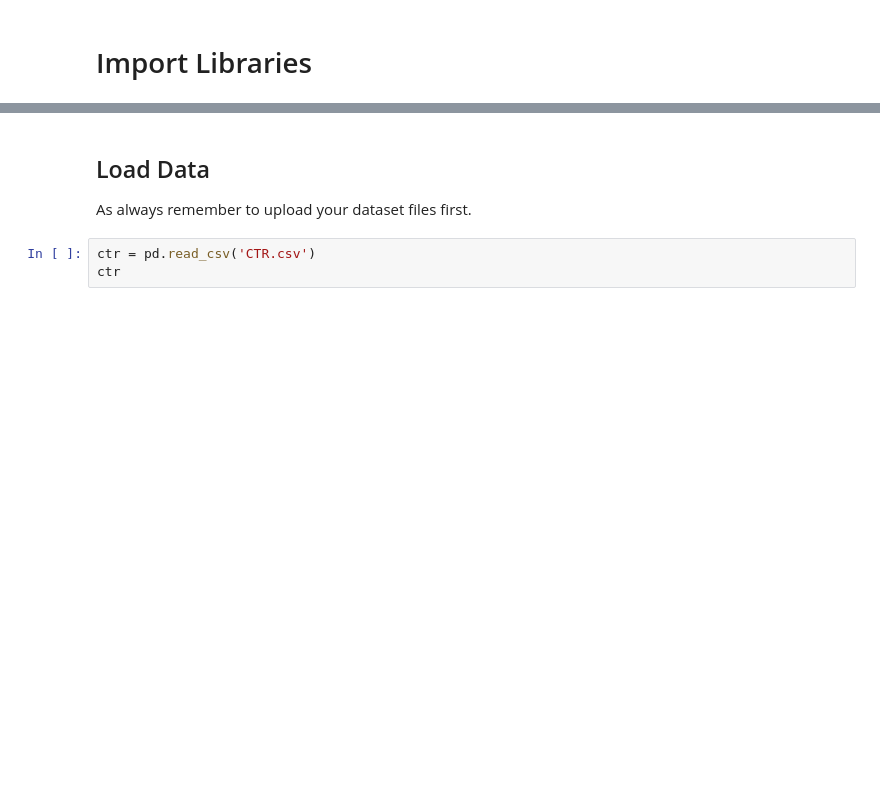
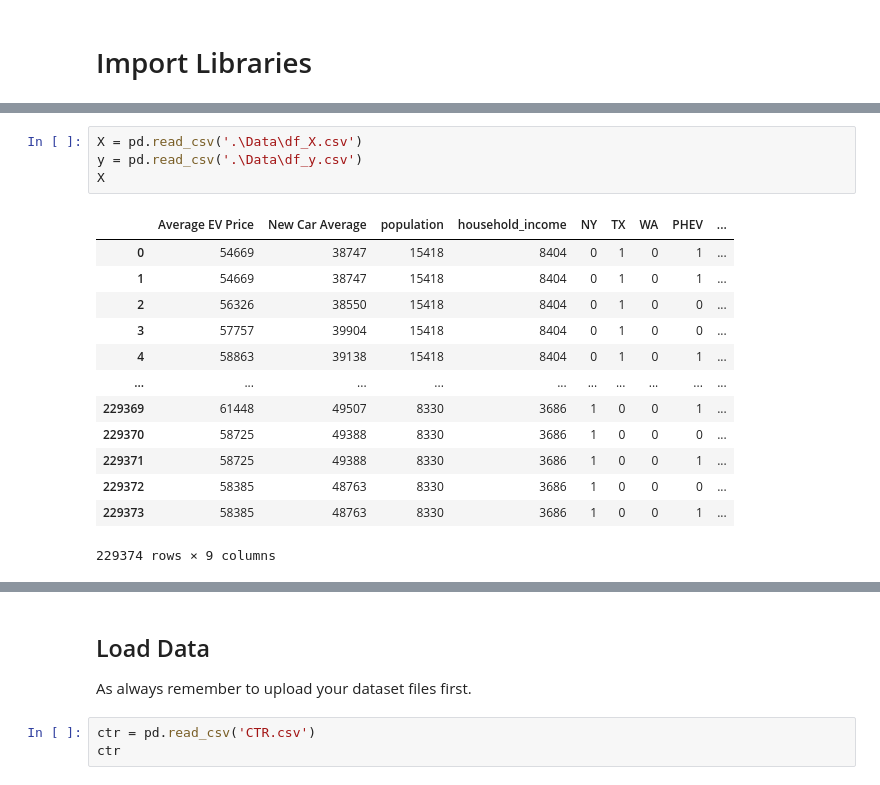
Before and after one commit to shakesy94/ev_adoption_ml, a Jupyter notebook: Random_Forest.ipynb, the cells around one changed output, grey strips where cells are left out. Saved outputs shown, nothing was run; the diff lists cells and outputs as text; blank space fills up the shorter version.

```diff
--- a/Random_Forest.ipynb
+++ b/Random_Forest.ipynb
@@ -21,0 +18,18 @@ Using the CTR (click-through rate) dataset, we are going to predict CTR on 6,057
+# %%
+X = pd.read_csv('.\Data\df_X.csv')
+y = pd.read_csv('.\Data\df_y.csv')
+X
+# %% [output]
+|  | Average EV Price | New Car Average | population | household_income | NY | TX | WA | PHEV | ... |
+| 0 | 54669 | 38747 | 15418 | 8404 | 0 | 1 | 0 | 1 | ... |
+| 1 | 54669 | 38747 | 15418 | 8404 | 0 | 1 | 0 | 1 | ... |
+| 2 | 56326 | 38550 | 15418 | 8404 | 0 | 1 | 0 | 0 | ... |
+| 3 | 57757 | 39904 | 15418 | 8404 | 0 | 1 | 0 | 0 | ... |
+| 4 | 58863 | 39138 | 15418 | 8404 | 0 | 1 | 0 | 1 | ... |
+| ... | ... | ... | ... | ... | ... | ... | ... | ... | ... |
+| 229369 | 61448 | 49507 | 8330 | 3686 | 1 | 0 | 0 | 1 | ... |
+| 229370 | 58725 | 49388 | 8330 | 3686 | 1 | 0 | 0 | 0 | ... |
+| 229371 | 58725 | 49388 | 8330 | 3686 | 1 | 0 | 0 | 1 | ... |
+| 229372 | 58385 | 48763 | 8330 | 3686 | 1 | 0 | 0 | 0 | ... |
+| 229373 | 58385 | 48763 | 8330 | 3686 | 1 | 0 | 0 | 1 | ... |
+229374 rows × 9 columns
```
Also changed, not shown: parts of 23 cells of this notebook.
